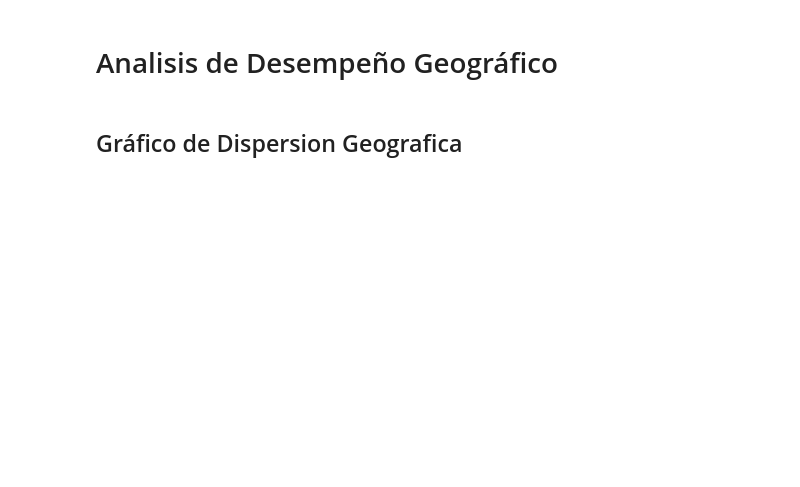
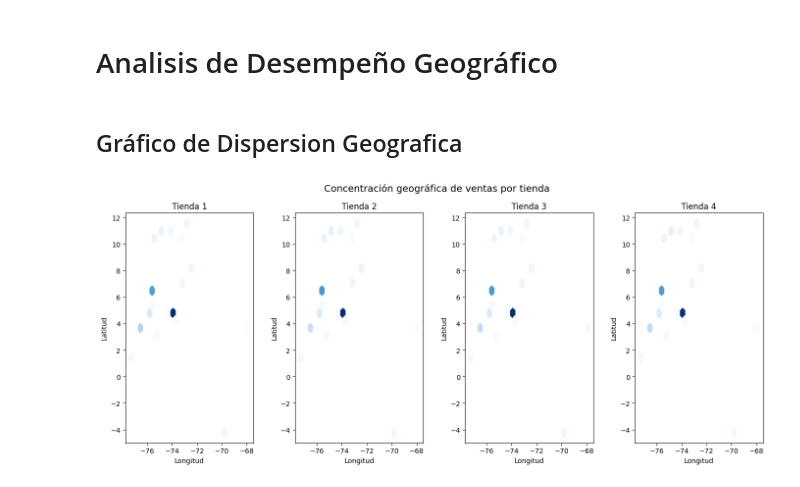
Before and after one commit to JAPreP/Sistema-de-Registro-, a Jupyter notebook: Desafio1_JulianPreciado.ipynb, the cells around one changed output. Cells and saved outputs as stored; diff of their text form; code cells hidden in the pictures; blank space fills up the shorter version.

```diff
--- a/Desafio1_JulianPreciado.ipynb
+++ b/Desafio1_JulianPreciado.ipynb
@@ -415,39 +432,35 @@ plt.show()
 # %% [markdown]
 ## Gráfico de Dispersion Geografica
 # %%
-import matplotlib.pyplot as plt
+# Crear figura
+plt.figure(figsize=(14, 6))
 
-# Diccionario con las tiendas
+# Diccionario para iterar sin repetir código
 tiendas = {
     'Tienda 1': tienda,
     'Tienda 2': tienda2,
     'Tienda 3': tienda3,
     'Tienda 4': tienda4
 }
 
+# Crear subgráficos
+for i, (nombre, df) in enumerate(tiendas.items(), 1):
+    plt.subplot(1, 4, i)
 
-plt.figure(figsize=(10, 8))
-
-# Colores por tienda
-colores = {
-    'Tienda 1': 'blue',
-    'Tienda 2': 'orange',
-    'Tienda 3': 'green',
-    'Tienda 4': 'red'
-}
-
-# Graficar cada tienda
-for nombre, df in tiendas.items():
-    plt.scatter(
+    plt.hexbin(
         df['lon'],
         df['lat'],
-        alpha=0.4,
-        label=nombre,
-        color=colores[nombre]
+        gridsize=25,
+        cmap='Blues',
+        mincnt=1
     )
 
-plt.title('Distribución geográfica de las ventas')
-plt.xlabel('Longitud')
-plt.ylabel('Latitud')
-plt.legend()
+    plt.title(nombre)
+    plt.xlabel('Longitud')
+    plt.ylabel('Latitud')
+
+plt.suptitle('Concentración geográfica de ventas por tienda', fontsize=14)
+plt.tight_layout()
 plt.show()
+# %% [output]
+[figure, added]
```
Also changed, not shown: parts of 5 cells of this notebook.
